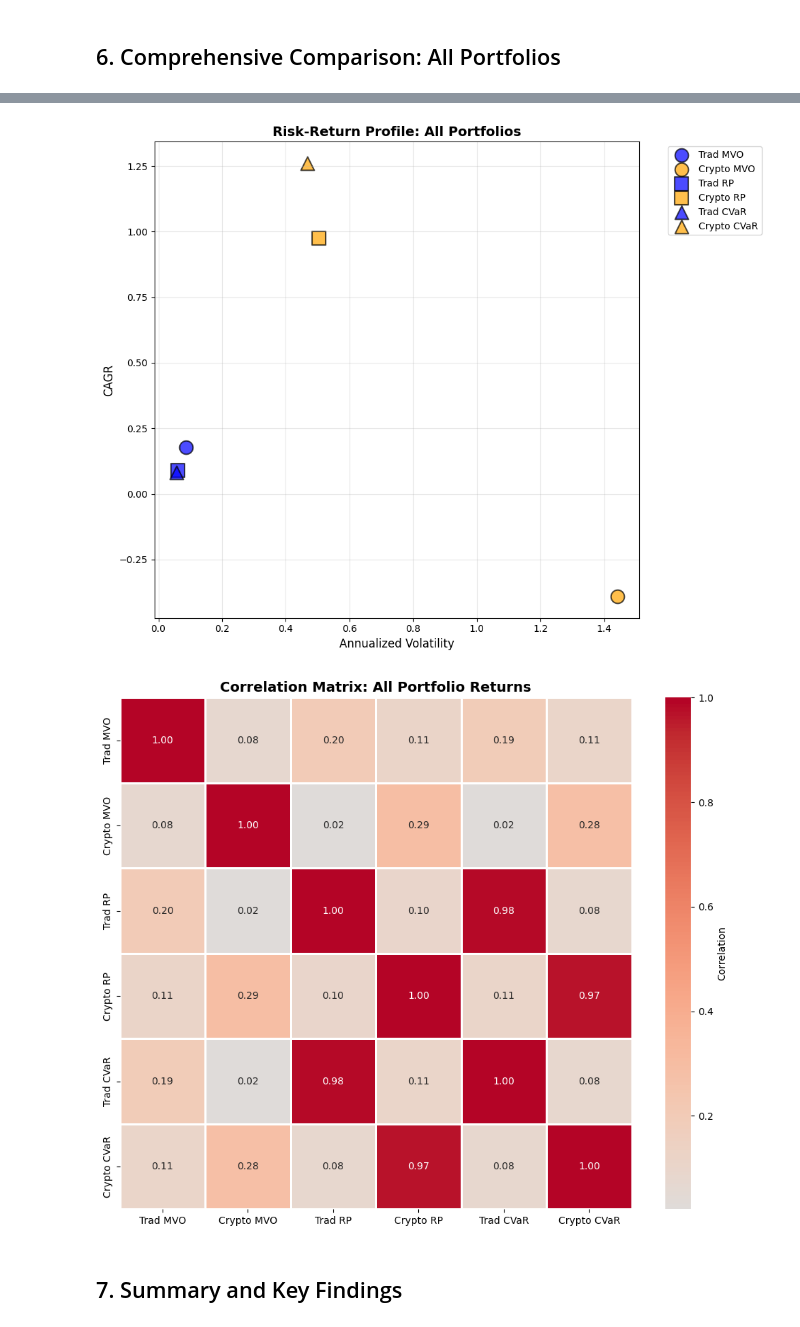
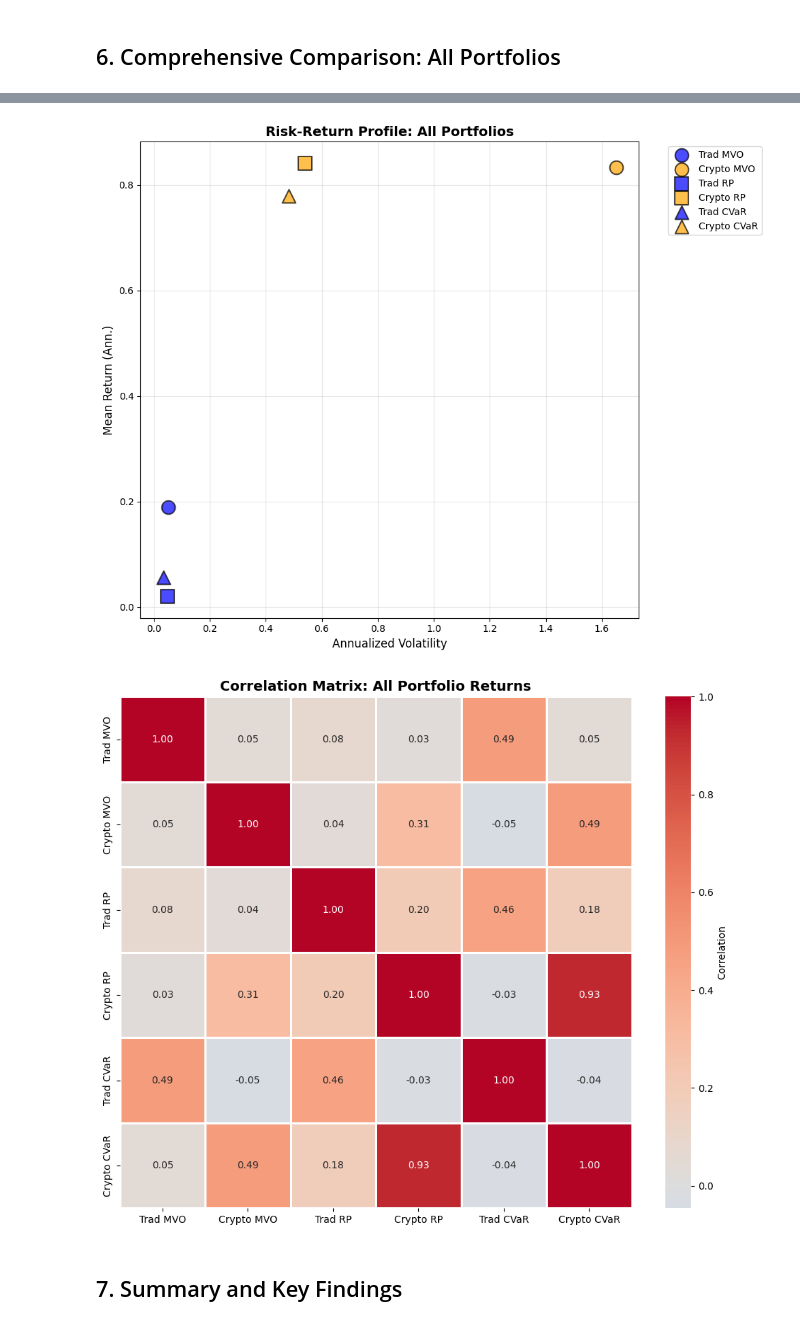
Before and after one commit to sahilnay/crypto-final-project-trad-crypto-assets, a Jupyter notebook: 5_portfolio_optimization/portfolio_optimization.ipynb, the cells around one changed output, grey strips where cells are left out. Drawn from its saved outputs; the diff is of its cells as text; code cells hidden in the pictures.

```diff
--- a/5_portfolio_optimization/portfolio_optimization.ipynb
+++ b/5_portfolio_optimization/portfolio_optimization.ipynb
@@ -33,8 +33,16 @@ TRADING_DAYS = 252
 ROLL_WINDOW = 252  # 1-year rolling window
 
 # Asset universes
-TRAD_ASSETS = ["^SPX", "AGG", "IEF", "VNQ", "GLD"]
-CRYPTO_ASSETS = ["BTC-USD", "ETH-USD", "BNB-USD", "SOL-USD", "XRP-USD"]
+TRAD_ASSETS = TRAD_CANDIDATES = [
+    "^SPX", "^RUT", "URTH",
+    "AGG", "IEF", "TLT",
+    "VNQ",
+    "GLD", "DBC",
+    "PUT", "^VIX",
+    "^IRX",         # rate level
+    "CDX.NA.IG"     # spread/risk proxy
+]
+CRYPTO_ASSETS = ["BTC-USD", "ETH-USD", "BNB-USD", "SOL-USD", "XRP-USD", "SHIB-USD", "DOGE-USD"]
 
 # Create output directories
 os.makedirs(FIG_DIR, exist_ok=True)
@@ -217,7 +225,7 @@ def calc_performance_metrics(returns, annual_factor=252):
 
     total_return = (1 + returns_clean).prod()
     years = len(returns_clean) / annual_factor
-    cagr = total_return ** (1 / years) - 1 if years > 0 else 0
+    mean_return = returns_clean.mean() * annual_factor
     vol = returns_clean.std() * np.sqrt(annual_factor)
     sharpe = (returns_clean.mean() / returns_clean.std()) * np.sqrt(annual_factor) if returns_clean.std() > 0 else 0
 
@@ -234,7 +242,7 @@ def calc_performance_metrics(returns, annual_factor=252):
     cvar_5 = returns_clean[returns_clean <= var_5].mean()
 
     return {
-        'CAGR': cagr,
+        'Mean Return': mean_return,
         'Ann. Vol': vol,
         'Sharpe': sharpe,
         'Sortino': sortino,
@@ -462,7 +470,7 @@ for name in comparison_df.index:
 
     ax.scatter(
         comparison_df.loc[name, 'Ann. Vol'],
-        comparison_df.loc[name, 'CAGR'],
+        comparison_df.loc[name, 'Mean Return'],
         c=colors[asset_type],
         marker=markers[method],
         s=200,
@@ -473,7 +481,7 @@ for name in comparison_df.index:
     )
 
 ax.set_xlabel('Annualized Volatility', fontsize=12)
-ax.set_ylabel('CAGR', fontsize=12)
+ax.set_ylabel('Mean Return (Ann.)', fontsize=12)
 ax.set_title('Risk-Return Profile: All Portfolios', fontsize=14, fontweight='bold')
 ax.legend(bbox_to_anchor=(1.05, 1), loc='upper left')
 ax.grid(True, alpha=0.3)
@@ -498,5 +506,5 @@ plt.show()
-[figure, old version]
+[figure, new version]
-[figure, old version]
+[figure, new version]
 # %% [markdown]
 ## 7. Summary and Key Findings
 # %%
```
Also changed, not shown: parts of 5 cells of this notebook, 46 other files.
